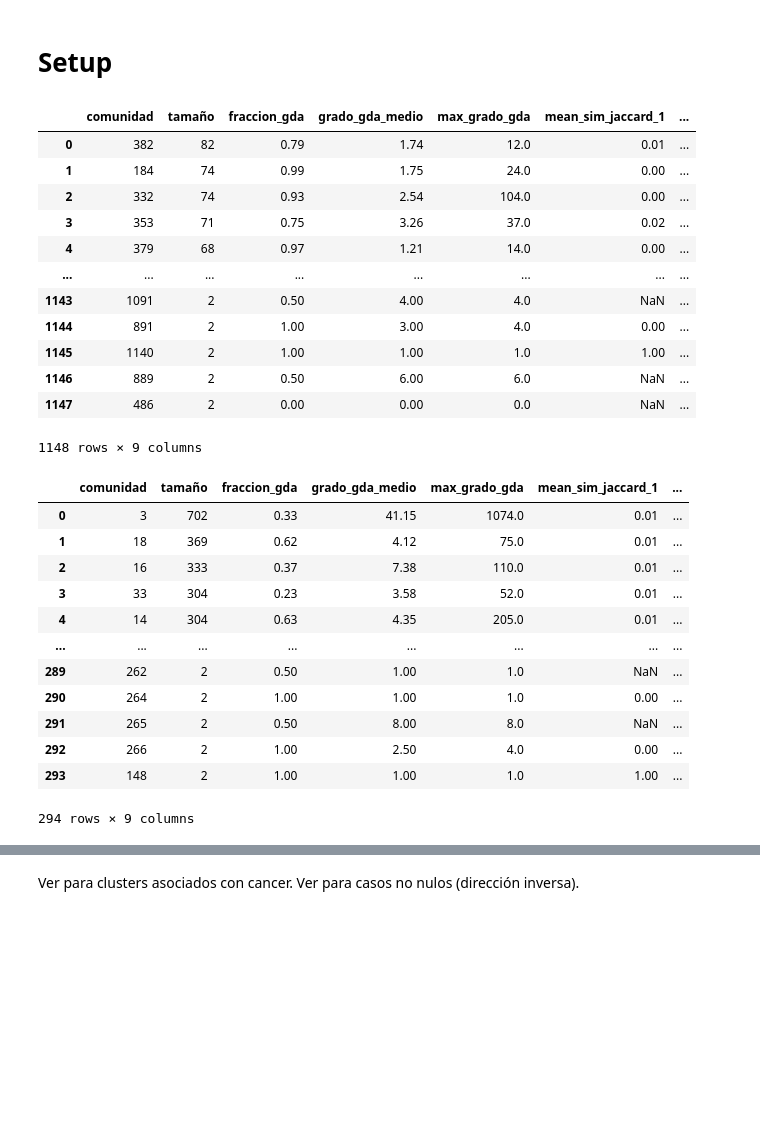
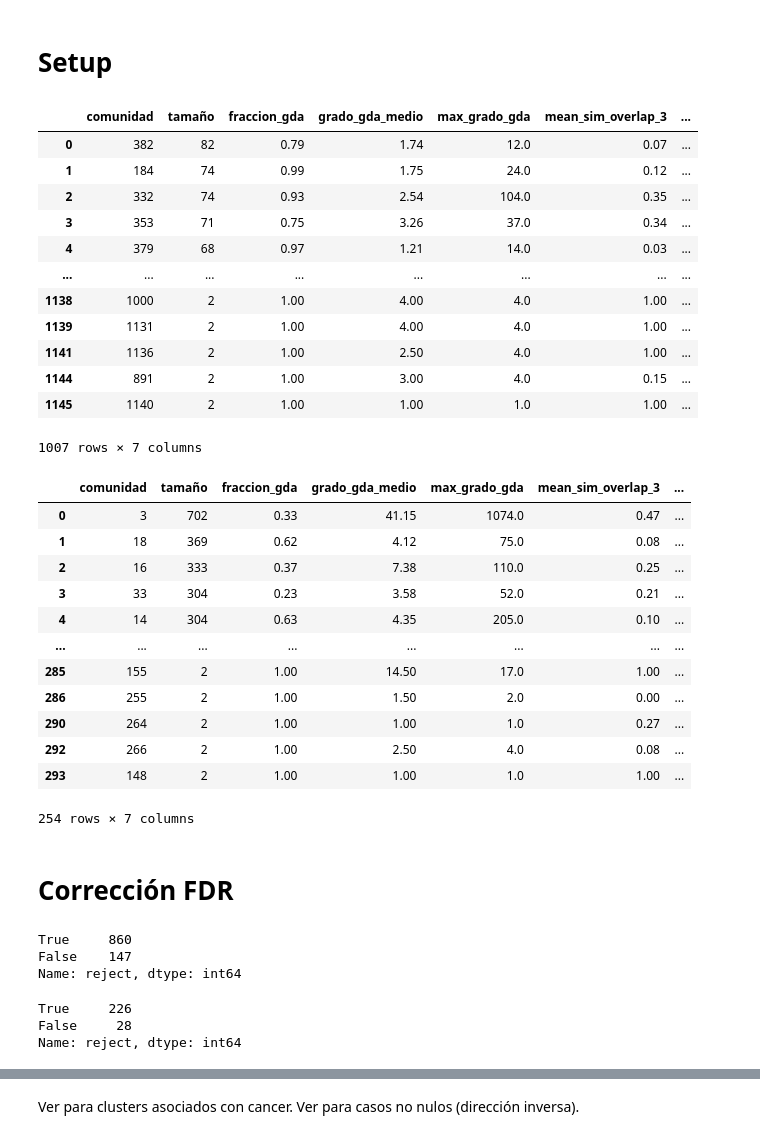
Before and after one commit to ingridheuer/gcnn_gdas, a Jupyter notebook: exploration/notebooks/network_analysis/jaccard_gene_metric.ipynb, the cells around one changed output, grey strips where cells are left out. Cells and saved outputs as stored; diff of their text form; code cells hidden in the pictures; blank space fills up the shorter version.

```diff
--- a/exploration/notebooks/network_analysis/jaccard_gene_metric.ipynb
+++ b/exploration/notebooks/network_analysis/jaccard_gene_metric.ipynb
@@ -31,42 +32,47 @@ reports_comunidades = "../../../reports/reports_nohubs/analisis_comunidades/"
 reports_genes = "../../../reports/reports_nohubs/analisis_red_genes/"
 # %%
 graph_node_data = pd.read_csv(graph_data+"nohub_graph_node_data.csv")
-infomap_results = pd.read_csv(reports_genes+"infomap_gene_sim.csv")
-louvain_results = pd.read_csv(reports_genes+"louvain_gene_sim.csv")
+infomap_results = pd.read_csv(reports_genes+"infomap_genesim_pvalues.csv").drop(columns="Unnamed: 0").rename(columns={"comunidades_infomap":"comunidad"})
+louvain_results = pd.read_csv(reports_genes+"louvain_genesim_pvalues.csv").drop(columns="Unnamed: 0").rename(columns={"comunidades_louvain":"comunidad"})
 
 infomap_degree = pd.read_csv(reports_comunidades+"grado_gda_infomap.csv")
 louvain_degree = pd.read_csv(reports_comunidades+"grado_gda_louvain.csv")
+
+infomap_all_metrics = pd.read_csv(reports_genes+"infomap_gene_sim.csv")
+louvain_all_metrics = pd.read_csv(reports_genes+"louvain_gene_sim.csv")
 # %%
-infomap_data = infomap_degree.merge(infomap_results, right_on="comunidades_infomap",left_on="comunidad").drop(columns="comunidades_infomap")
+infomap_data = infomap_degree.merge(infomap_results, right_on="comunidad",left_on="comunidad").dropna()
 infomap_data
 # %% [output]
-|  | comunidad | tamaño | fraccion_gda | grado_gda_medio | max_grado_gda | mean_sim_jaccard_1 | ... |
-| 0 | 382 | 82 | 0.79 | 1.74 | 12.0 | 0.01 | ... |
-| 1 | 184 | 74 | 0.99 | 1.75 | 24.0 | 0.00 | ... |
-| 2 | 332 | 74 | 0.93 | 2.54 | 104.0 | 0.00 | ... |
-| 3 | 353 | 71 | 0.75 | 3.26 | 37.0 | 0.02 | ... |
-| 4 | 379 | 68 | 0.97 | 1.21 | 14.0 | 0.00 | ... |
+|  | comunidad | tamaño | fraccion_gda | grado_gda_medio | max_grado_gda | mean_sim_overlap_3 | ... |
+| 0 | 382 | 82 | 0.79 | 1.74 | 12.0 | 0.07 | ... |
+| 1 | 184 | 74 | 0.99 | 1.75 | 24.0 | 0.12 | ... |
+| 2 | 332 | 74 | 0.93 | 2.54 | 104.0 | 0.35 | ... |
+| 3 | 353 | 71 | 0.75 | 3.26 | 37.0 | 0.34 | ... |
+| 4 | 379 | 68 | 0.97 | 1.21 | 14.0 | 0.03 | ... |
 | ... | ... | ... | ... | ... | ... | ... | ... |
-| 1143 | 1091 | 2 | 0.50 | 4.00 | 4.0 | NaN | ... |
-| 1144 | 891 | 2 | 1.00 | 3.00 | 4.0 | 0.00 | ... |
+| 1138 | 1000 | 2 | 1.00 | 4.00 | 4.0 | 1.00 | ... |
+| 1139 | 1131 | 2 | 1.00 | 4.00 | 4.0 | 1.00 | ... |
+| 1141 | 1136 | 2 | 1.00 | 2.50 | 4.0 | 1.00 | ... |
+| 1144 | 891 | 2 | 1.00 | 3.00 | 4.0 | 0.15 | ... |
 | 1145 | 1140 | 2 | 1.00 | 1.00 | 1.0 | 1.00 | ... |
-| 1146 | 889 | 2 | 0.50 | 6.00 | 6.0 | NaN | ... |
-| 1147 | 486 | 2 | 0.00 | 0.00 | 0.0 | NaN | ... |
-1148 rows × 9 columns
+1007 rows × 7 columns
 # %%
-louvain_data = louvain_degree.merge(louvain_results, right_on="comunidades_louvain",left_on="comunidad").drop(columns="comunidades_louvain")
+louvain_data = louvain_degree.merge(louvain_results, right_on="comunidad",left_on="comunidad").dropna()
 louvain_data
 # %% [output]
-|  | comunidad | tamaño | fraccion_gda | grado_gda_medio | max_grado_gda | mean_sim_jaccard_1 | ... |
-| 0 | 3 | 702 | 0.33 | 41.15 | 1074.0 | 0.01 | ... |
-| 1 | 18 | 369 | 0.62 | 4.12 | 75.0 | 0.01 | ... |
-| 2 | 16 | 333 | 0.37 | 7.38 | 110.0 | 0.01 | ... |
-| 3 | 33 | 304 | 0.23 | 3.58 | 52.0 | 0.01 | ... |
-| 4 | 14 | 304 | 0.63 | 4.35 | 205.0 | 0.01 | ... |
+|  | comunidad | tamaño | fraccion_gda | grado_gda_medio | max_grado_gda | mean_sim_overlap_3 | ... |
+| 0 | 3 | 702 | 0.33 | 41.15 | 1074.0 | 0.47 | ... |
+| 1 | 18 | 369 | 0.62 | 4.12 | 75.0 | 0.08 | ... |
+| 2 | 16 | 333 | 0.37 | 7.38 | 110.0 | 0.25 | ... |
+| 3 | 33 | 304 | 0.23 | 3.58 | 52.0 | 0.21 | ... |
+| 4 | 14 | 304 | 0.63 | 4.35 | 205.0 | 0.10 | ... |
 | ... | ... | ... | ... | ... | ... | ... | ... |
-| 289 | 262 | 2 | 0.50 | 1.00 | 1.0 | NaN | ... |
-| 290 | 264 | 2 | 1.00 | 1.00 | 1.0 | 0.00 | ... |
-| 291 | 265 | 2 | 0.50 | 8.00 | 8.0 | NaN | ... |
-| 292 | 266 | 2 | 1.00 | 2.50 | 4.0 | 0.00 | ... |
+| 285 | 155 | 2 | 1.00 | 14.50 | 17.0 | 1.00 | ... |
+| 286 | 255 | 2 | 1.00 | 1.50 | 2.0 | 0.00 | ... |
+| 290 | 264 | 2 | 1.00 | 1.00 | 1.0 | 0.27 | ... |
+| 292 | 266 | 2 | 1.00 | 2.50 | 4.0 | 0.08 | ... |
 | 293 | 148 | 2 | 1.00 | 1.00 | 1.0 | 1.00 | ... |
-294 rows × 9 columns
+254 rows × 7 columns
+# %% [markdown]
+# Corrección FDR
@@ -72,0 +85,12 @@ louvain_data
+# %%
+infomap_data.reject.value_counts()
+# %% [output]
+True     860
+False    147
+Name: reject, dtype: int64
+# %%
+louvain_data.reject.value_counts()
+# %% [output]
+True     226
+False     28
+Name: reject, dtype: int64
```
Also changed, not shown: parts of 18 cells of this notebook.
